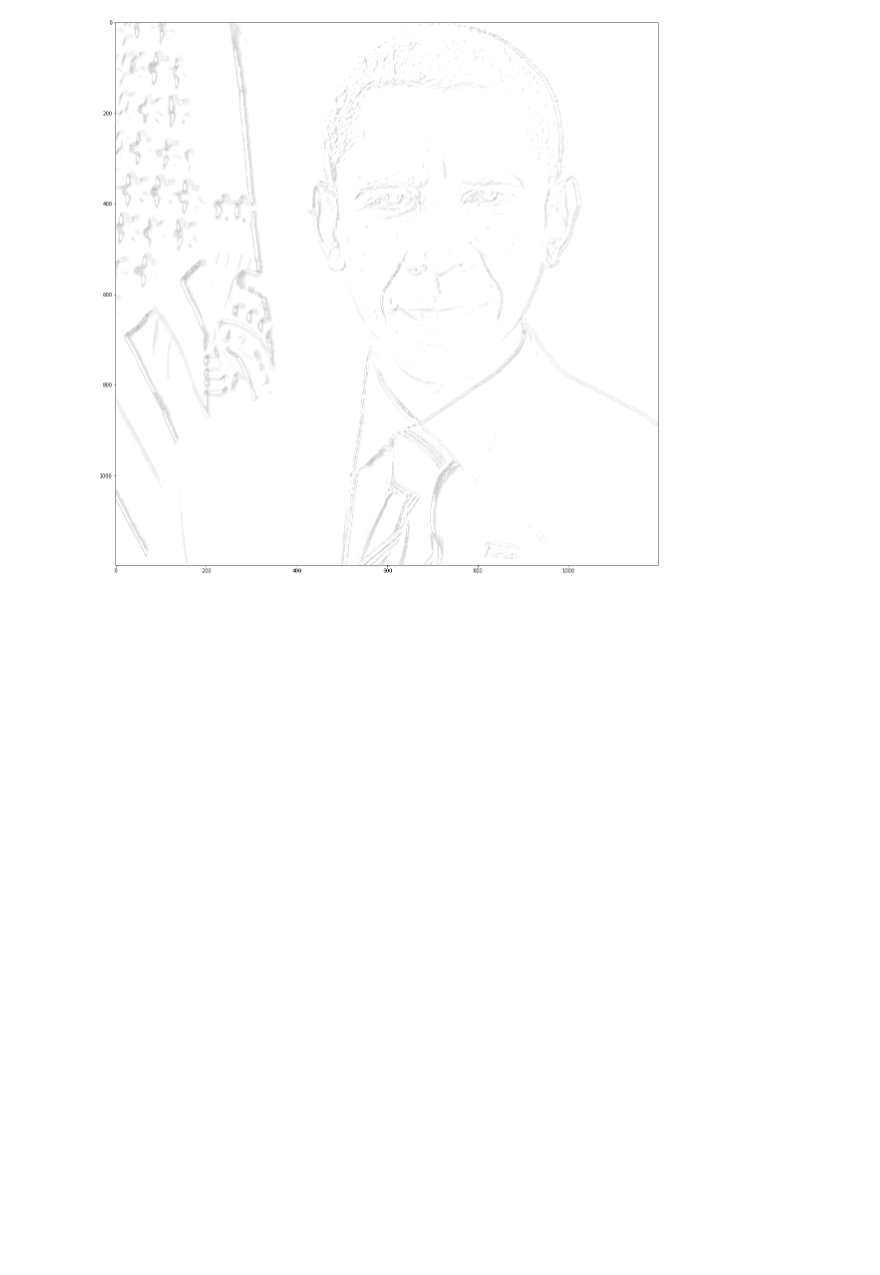
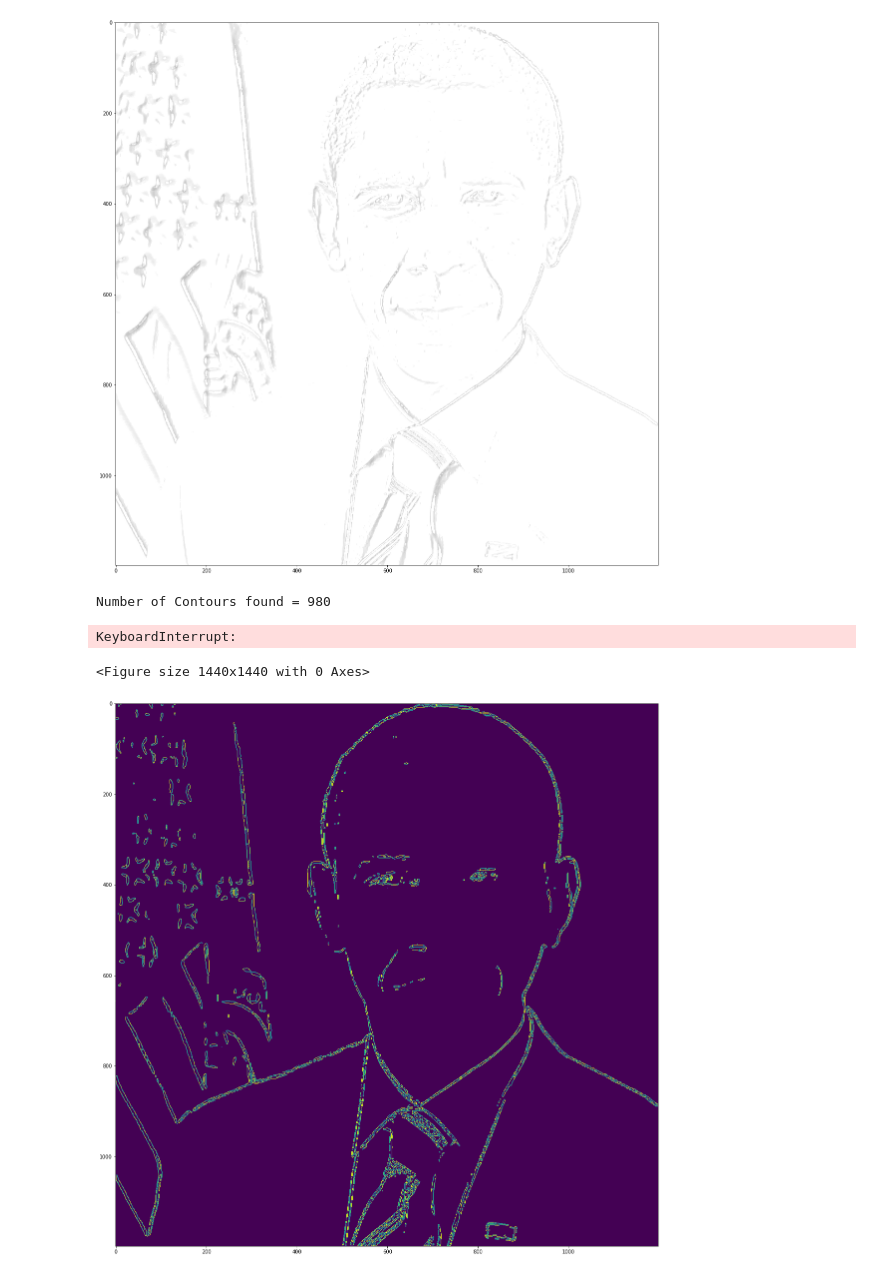
Before and after one commit to polly-morphism/EasyNeuralNetworks, a Jupyter notebook: SimpleCNN.ipynb, the cells around one changed output. Saved outputs shown, nothing was run; the diff lists cells and outputs as text; code cells hidden in the pictures; blank space fills up the shorter version.

```diff
--- a/SimpleCNN.ipynb
+++ b/SimpleCNN.ipynb
@@ -151,3 +239,65 @@ plt.imshow(bwcontour(activated_layer), cmap='gray')
 # %% [output]
 <matplotlib.image.AxesImage at 0x...>
 [figure]
+# %%
+fig = plt.figure(figsize=(20, 20))
+# Grayscale
+image = bwcontour(conv_layer)
+# gray = cv2.cvtColor(image, cv2.COLOR_BGR2GRAY)
+gray = cv2.cvtColor(image, cv2.COLOR_BGR2GRAY);
+plt.imshow(gray)
+edged = cv2.Canny(gray, 30, 200)
+plt.imshow(edged)
+# cv2.waitKey(0)
+
+# # Finding Contours
+# # Use a copy of the image e.g. edged.copy()
+# # since findContours alters the image
+_, contours, hierarchy = cv2.findContours(edged, cv2.RETR_EXTERNAL, cv2.CHAIN_APPROX_NONE)
+
+plt.imshow(edged)
+# cv2.waitKey(0)
+
+print("Number of Contours found = " + str(len(contours)))
+
+def find_if_close(cnt1,cnt2):
+    row1,row2 = cnt1.shape[0],cnt2.shape[0]
+    for i in range(row1):
+        for j in range(row2):
+            dist = np.linalg.norm(cnt1[i]-cnt2[j])
+            if abs(dist) < 50 :
+                return True
+            elif i==row1-1 and j==row2-1:
+                return False
+
+LENGTH = len(contours)
+status = np.zeros((LENGTH,1))
+
+for i,cnt1 in enumerate(contours):
+    x = i
+    if i != LENGTH-1:
+        for j,cnt2 in enumerate(contours[i+1:]):
+            x = x+1
+            dist = find_if_close(cnt1,cnt2)
+            if dist == True:
+                val = min(status[i],status[x])
+                status[x] = status[i] = val
+            else:
+                if status[x]==status[i]:
+                    status[x] = i+1
+
+unified = []
+maximum = int(status.max())+1
+for i in range(maximum):
+    pos = np.where(status==i)[0]
+    if pos.size != 0:
+        cont = np.vstack(contours[i] for i in pos)
+        hull = cv2.convexHull(cont)
+        unified.append(hull)
+
+print("now num of contours is: {}".format(len(unified)))
+# %% [output]
+Number of Contours found = 980
+KeyboardInterrupt:
+<Figure size 1440x1440 with 0 Axes>
+[figure, added]
```
Also changed, not shown: parts of 1 cell of this notebook.
